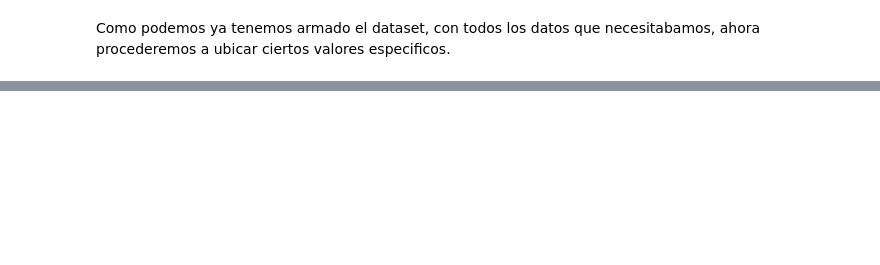
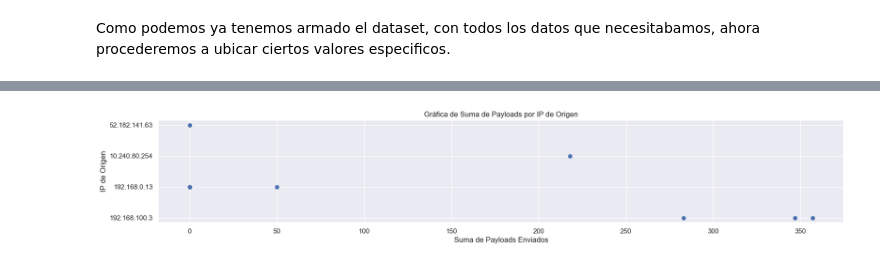
Before and after one commit to AQ-ja/LAB5-SDS, a Jupyter notebook: Lab5.ipynb, the cells around one changed output, grey strips where cells are left out. Drawn from its saved outputs; the diff is of its cells as text; code cells hidden in the pictures; blank space fills up the shorter version.

```diff
--- a/Lab5.ipynb
+++ b/Lab5.ipynb
@@ -143,0 +208,11 @@ Name: src, dtype: object
+# %%
+ips = df['src']
+pay = df['payload']
+
+plt.scatter(pay, ips)
+plt.xlabel('Suma de Payloads Enviados')
+plt.ylabel('IP de Origen')
+plt.title('Gráfica de Suma de Payloads por IP de Origen')
+plt.show()
+# %% [output]
+[figure, added]
```
Also changed, not shown: parts of 22 cells of this notebook, 1 other file.
